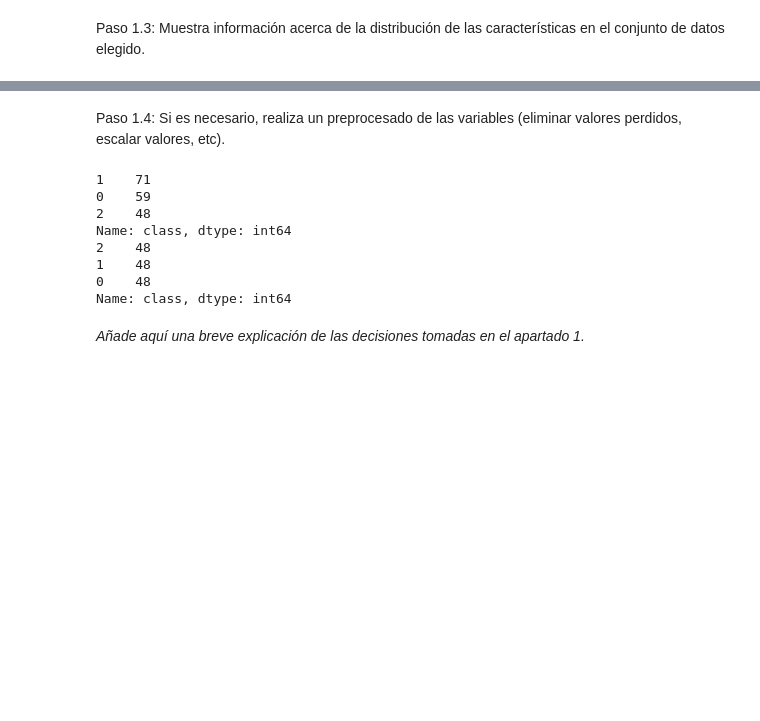
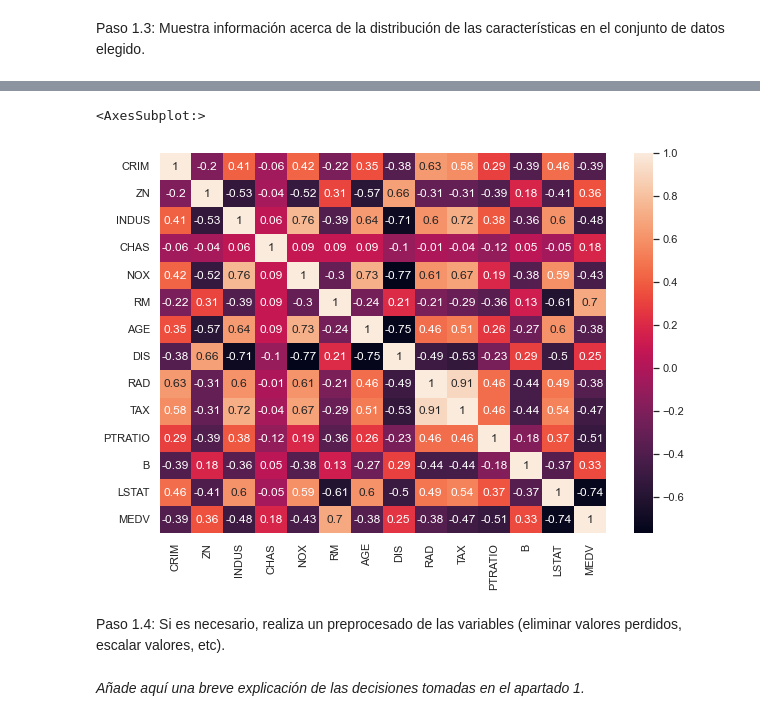
Before and after one commit to golly10/Metodos-predictivos, a Jupyter notebook: Tema 2/MetodosPredictivos-NotebookTareaSemana2.ipynb, the cells around one changed output, grey strips where cells are left out. Drawn from its saved outputs; the diff is of its cells as text; code cells hidden in the pictures; blank space fills up the shorter version.

```diff
--- a/Tema 2/MetodosPredictivos-NotebookTareaSemana2.ipynb
+++ b/Tema 2/MetodosPredictivos-NotebookTareaSemana2.ipynb
@@ -52,30 +57,9 @@ data.describe()
+# %%
+corr_mat = data.corr().round(2)
+
+sns.heatmap(data=corr_mat, annot=True)
+# %% [output]
+<AxesSubplot:>
+[figure, added]
 # %% [markdown]
 Paso 1.4: Si es necesario, realiza un preprocesado de las variables (eliminar valores perdidos, escalar valores, etc).
-# %%
-#COMPLETAR
-print(target["class"].value_counts())
-
-# Equilibramos las clases igualando a la clase minoritaria
-class_2 = data[data["class"] == 2]
-class_0 = data[data["class"] == 0][0:len(class_2)]
-class_1 = data[data["class"] == 1][0:len(class_2)]
-
-data_balanced = pd.DataFrame(columns=["class"])
-data_balanced = data_balanced.append(class_2).append(class_1).append(class_0)
-
-print(data_balanced["class"].value_counts())
-
-class_type = pd.CategoricalDtype([0, 1, 2], ordered=False)
-
-y = data_balanced["class"].astype(class_type)
-
-x = data_balanced.drop(["class"], axis=1)
-# %% [output]
-1    71
-0    59
-2    48
-Name: class, dtype: int64
-2    48
-1    48
-0    48
-Name: class, dtype: int64
```
Also changed, not shown: parts of 11 cells of this notebook, 2 other files.
